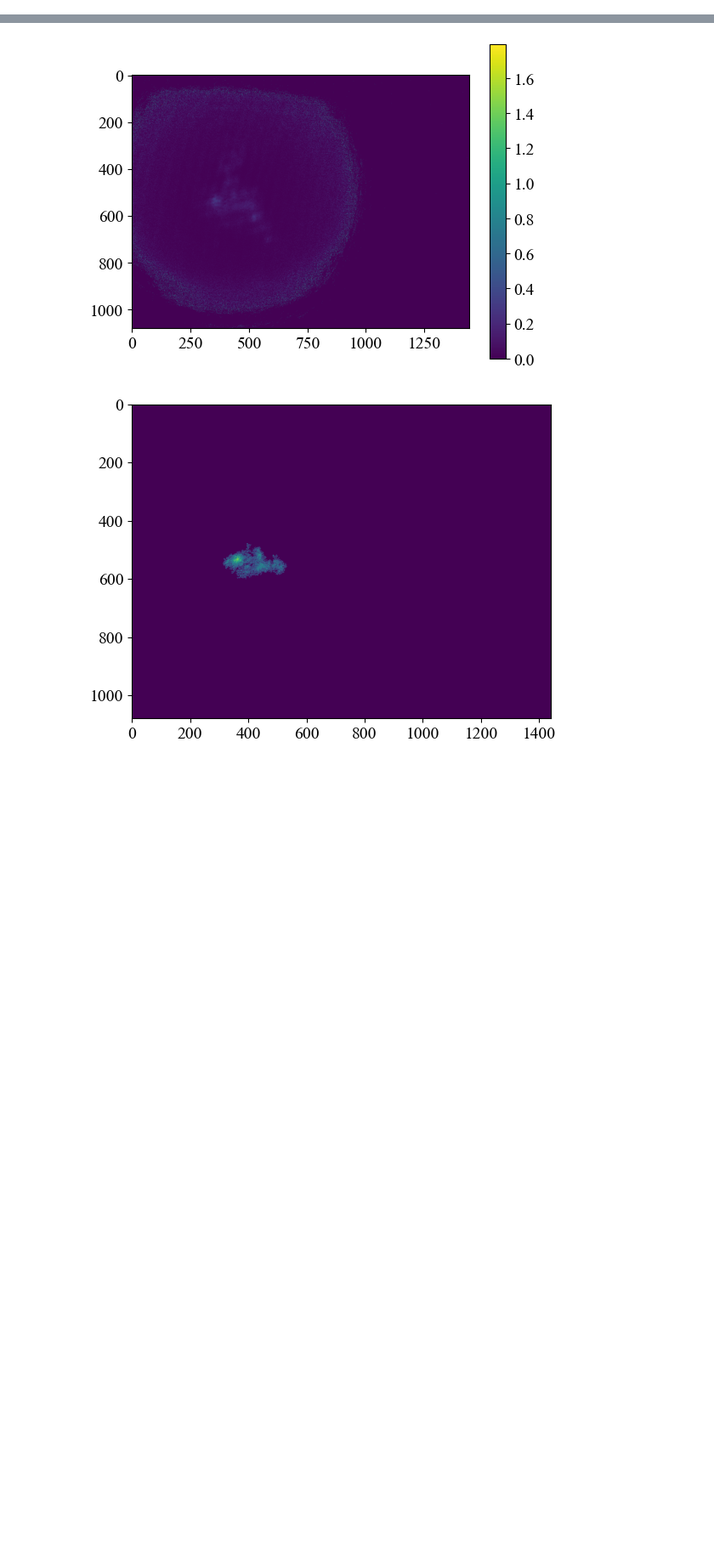
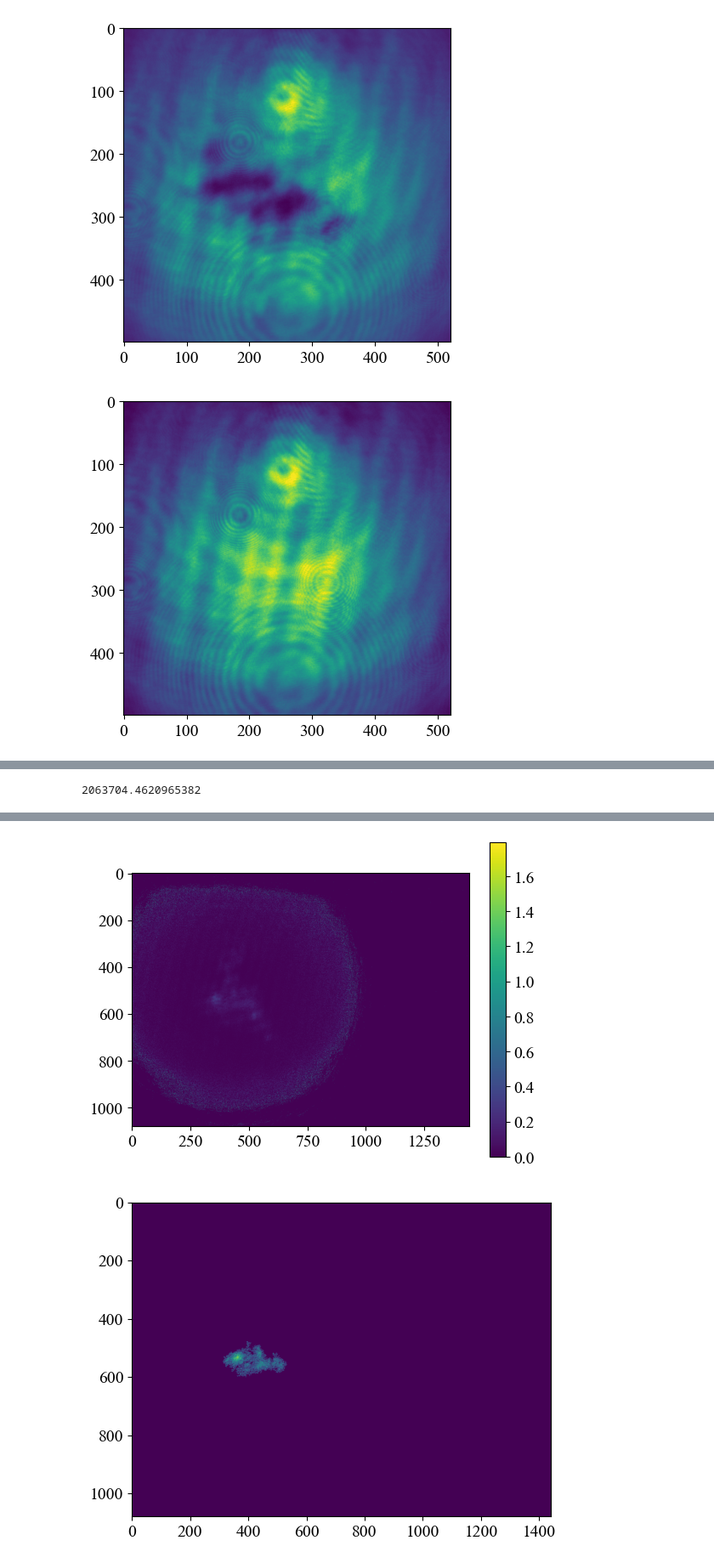
Before and after one commit to FENG-MengLong/ExperimentCode, a Jupyter notebook: shadowimagingAnalysis.ipynb, the cells around one changed output, grey strips where cells are left out. Shown at 85% size. Cells and saved outputs as stored; diff of their text form; code cells hidden in the pictures; blank space fills up the shorter version.

```diff
--- a/shadowimagingAnalysis.ipynb
+++ b/shadowimagingAnalysis.ipynb
@@ -49,0 +50,39 @@ plt.show()
+# %%
+# def ShadowImage(atoms, ref, dark, s = 0, sigma0 = 4.849e-13, pixel_size = 3.45e-06, mag_factor = 1.0):
+
+s = 0.7
+sigma0 = 4.849e-13
+pixel_size = 3.45e-06
+mag_factor = 1.0
+
+A_pixel = (pixel_size/mag_factor)**2
+a = atoms.astype(np.float64)[300:800,180:700]
+d = dark.astype(np.float64)[300:800,180:700]
+r = ref.astype(np.float64)[300:800,180:700]
+up = a - d
+plt.imshow(up)
+plt.show()
+down = r - d
+plt.imshow(down)
+plt.show()
+epsilon = 1e-6
+mask = (down<=0) | (up <=0)
+up[mask] = epsilon
+down[mask] = epsilon
+ratio = up/down
+# plt.imshow(ratio)
+# plt.show()
+
+od = -np.log(ratio)
+od[od<0]=0
+sigma = sigma0/(1 + s)
+
+density = od/(sigma)
+plt.imshow(density)
+plt.colorbar()
+plt.show()
+total_num = np.sum(density * A_pixel)
+print(total_num)
+# %% [output]
+[figure, added]
+[figure, added]
@@ -50,3 +90,4 @@ plt.show()
+2063704.4620965382
 # %%
 from scipy.ndimage import label
 # %%
```
Also changed, not shown: parts of 5 cells of this notebook, 3 other files.
